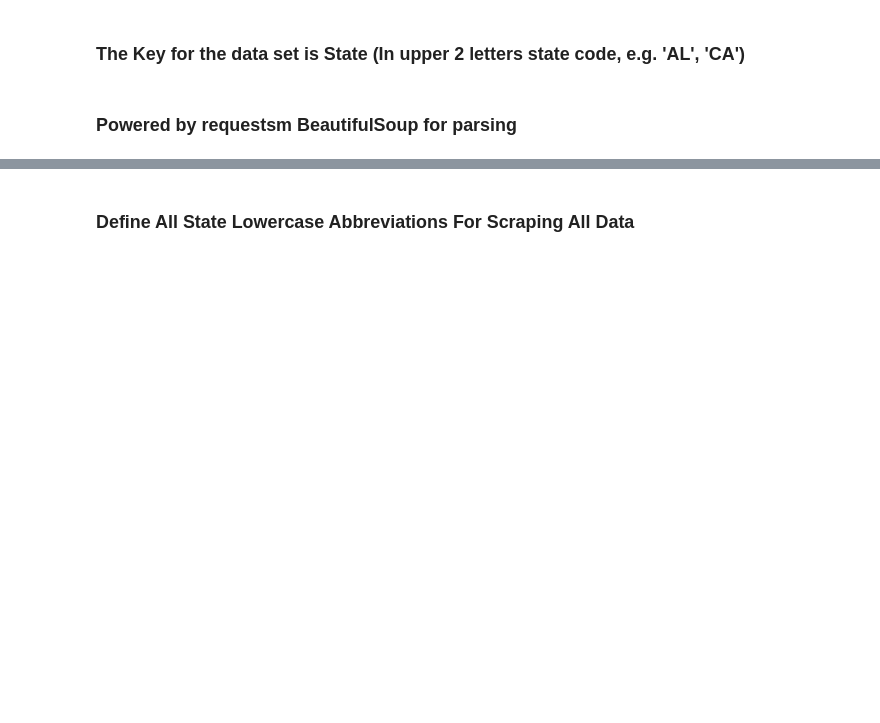
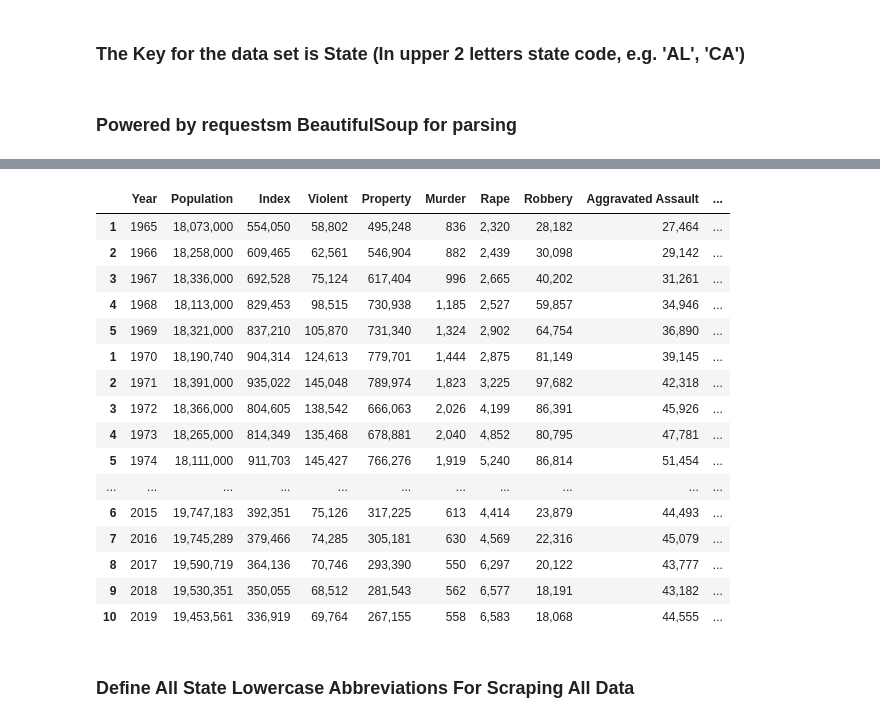
Before and after one commit to MIDS-at-Duke/unifying-data-science-2023-project-ids701_team2, a Jupyter notebook: 10_code/crime_data_parse.ipynb, the cells around one changed output, grey strips where cells are left out. Saved outputs shown, nothing was run; the diff lists cells and outputs as text; code cells hidden in the pictures; blank space fills up the shorter version.

```diff
--- a/10_code/crime_data_parse.ipynb
+++ b/10_code/crime_data_parse.ipynb
@@ -160,3 +189,29 @@ def remove_punctuation(s):
+# %%
+ny_url = "https://www.disastercenter.com/crime/nycrime.htm"
+ny_content = fetch_and_parse_content(ny_url)
+ny_effect_content = extract_effect_parts(ny_content)
+ny_df = create_crime_dataframe(ny_effect_content)
+ny_df["State"] = "NY"
+# %%
+ny_df
+# %% [output]
+|  | Year | Population | Index | Violent | Property | Murder | Rape | Robbery | Aggravated Assault | ... |
+| 1 | 1965 | 18,073,000 | 554,050 | 58,802 | 495,248 | 836 | 2,320 | 28,182 | 27,464 | ... |
+| 2 | 1966 | 18,258,000 | 609,465 | 62,561 | 546,904 | 882 | 2,439 | 30,098 | 29,142 | ... |
+| 3 | 1967 | 18,336,000 | 692,528 | 75,124 | 617,404 | 996 | 2,665 | 40,202 | 31,261 | ... |
+| 4 | 1968 | 18,113,000 | 829,453 | 98,515 | 730,938 | 1,185 | 2,527 | 59,857 | 34,946 | ... |
+| 5 | 1969 | 18,321,000 | 837,210 | 105,870 | 731,340 | 1,324 | 2,902 | 64,754 | 36,890 | ... |
+| 1 | 1970 | 18,190,740 | 904,314 | 124,613 | 779,701 | 1,444 | 2,875 | 81,149 | 39,145 | ... |
+| 2 | 1971 | 18,391,000 | 935,022 | 145,048 | 789,974 | 1,823 | 3,225 | 97,682 | 42,318 | ... |
+| 3 | 1972 | 18,366,000 | 804,605 | 138,542 | 666,063 | 2,026 | 4,199 | 86,391 | 45,926 | ... |
+| 4 | 1973 | 18,265,000 | 814,349 | 135,468 | 678,881 | 2,040 | 4,852 | 80,795 | 47,781 | ... |
+| 5 | 1974 | 18,111,000 | 911,703 | 145,427 | 766,276 | 1,919 | 5,240 | 86,814 | 51,454 | ... |
+| ... | ... | ... | ... | ... | ... | ... | ... | ... | ... | ... |
+| 6 | 2015 | 19,747,183 | 392,351 | 75,126 | 317,225 | 613 | 4,414 | 23,879 | 44,493 | ... |
+| 7 | 2016 | 19,745,289 | 379,466 | 74,285 | 305,181 | 630 | 4,569 | 22,316 | 45,079 | ... |
+| 8 | 2017 | 19,590,719 | 364,136 | 70,746 | 293,390 | 550 | 6,297 | 20,122 | 43,777 | ... |
+| 9 | 2018 | 19,530,351 | 350,055 | 68,512 | 281,543 | 562 | 6,577 | 18,191 | 43,182 | ... |
+| 10 | 2019 | 19,453,561 | 336,919 | 69,764 | 267,155 | 558 | 6,583 | 18,068 | 44,555 | ... |
 # %% [markdown]
 ### Define All State Lowercase Abbreviations For Scraping All Data
 # %%
```
Also changed, not shown: parts of 5 cells of this notebook, 5 other files.
